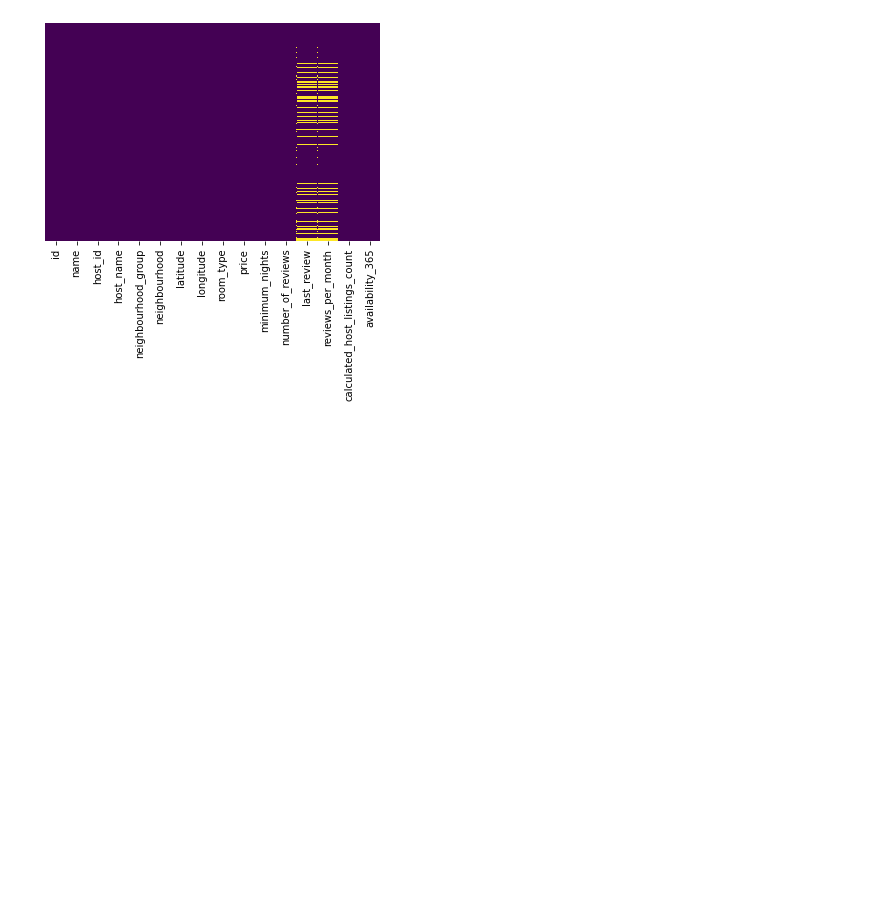
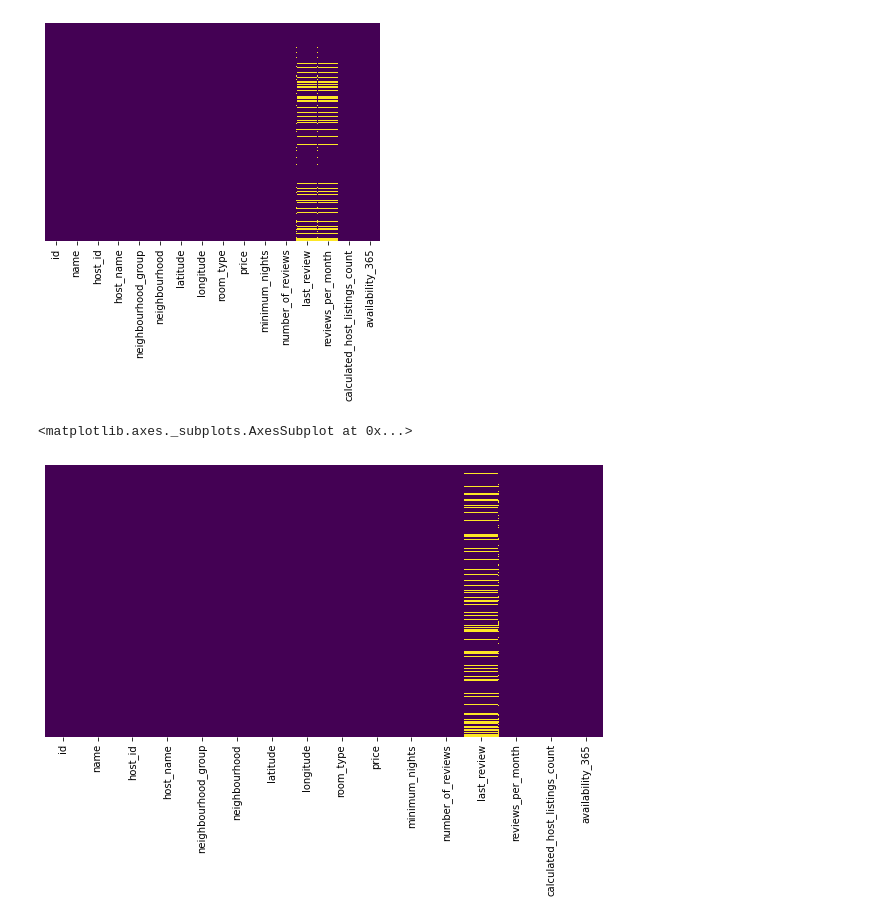
Before and after one commit to DrKamaleshR/EDA-Airbnb, a Jupyter notebook: Airbnb_Bookings_Analysis_Capstone_Project.ipynb, the cells around one changed output. Drawn from its saved outputs; the diff is of its cells as text; code cells hidden in the pictures; blank space fills up the shorter version.

```diff
--- a/Airbnb_Bookings_Analysis_Capstone_Project.ipynb
+++ b/Airbnb_Bookings_Analysis_Capstone_Project.ipynb
@@ -112,3 +112,11 @@ sns.heatmap(abDATA_df.isnull(),yticklabels=False,cbar=False,cmap='viridis')
 plt.rcParams['figure.figsize'] = (10, 5)
 # %% [output]
 [figure]
+# %%
+'''Cleaning missing value'''
+'''replacing NaN values in 'reviews per month'with 0'''
+abDATA_df['reviews_per_month'] = abDATA_df['reviews_per_month'].fillna(0)
+sns.heatmap(abDATA_df.isnull(),yticklabels=False,cbar=False,cmap='viridis')
+# %% [output]
+<matplotlib.axes._subplots.AxesSubplot at 0x...>
+[figure, added]
```
Also changed, not shown: parts of 3 cells of this notebook.
